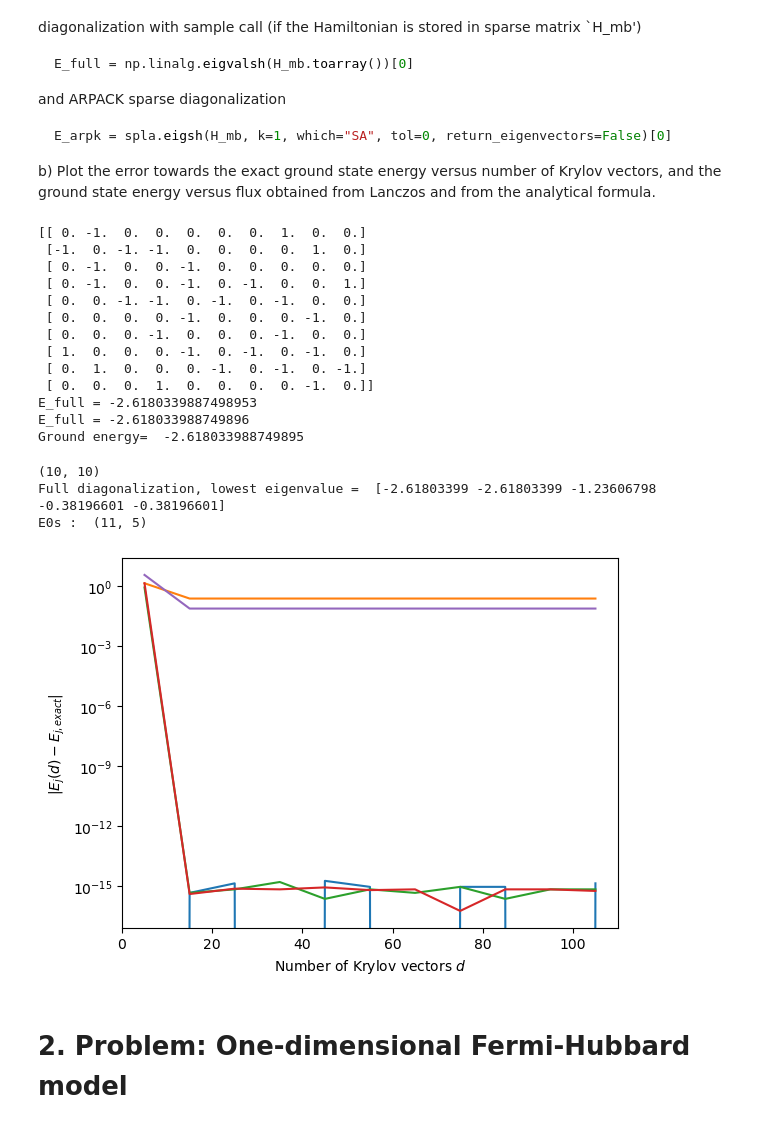
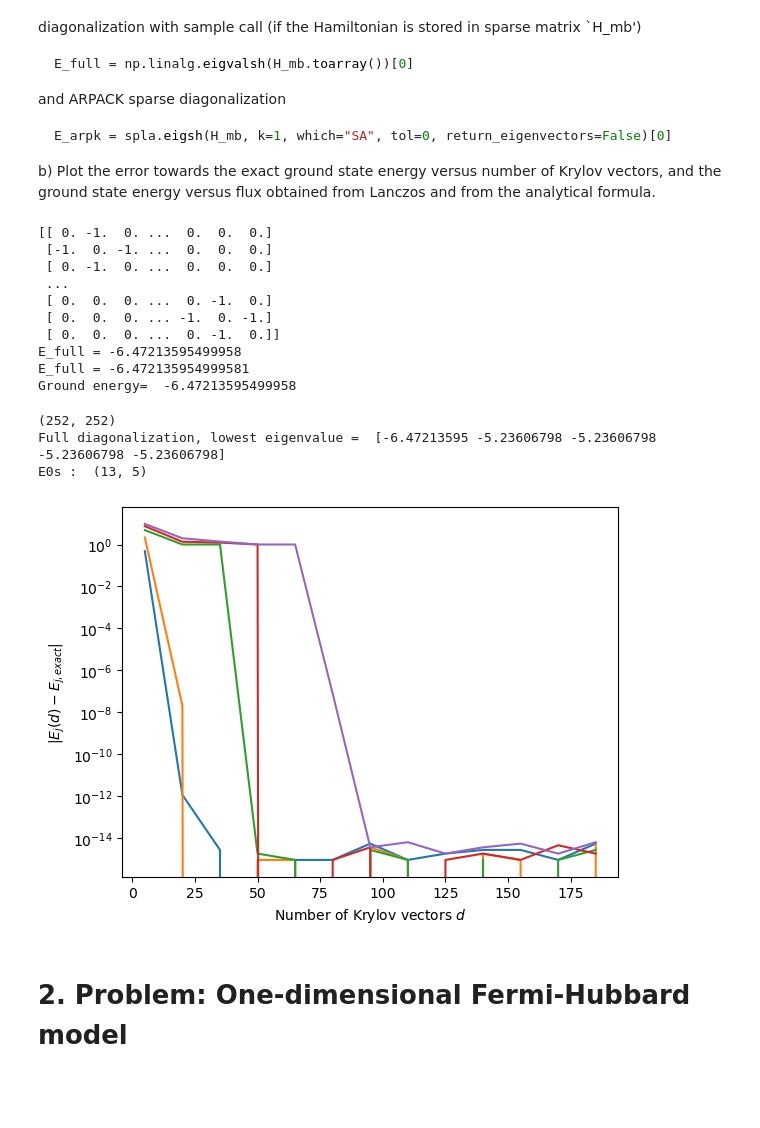
Before and after one commit to Glorieux-Victor/NMQS-TP-Victor-Glorieux, a Jupyter notebook: tp1.ipynb, the cells around one changed output. Cells and saved outputs as stored; diff of their text form; code cells hidden in the pictures; blank space fills up the shorter version.

```diff
--- a/tp1.ipynb
+++ b/tp1.ipynb
@@ -517,8 +517,8 @@ b) Plot the error towards the exact ground state energy versus number of Krylov
 # %%
 # Solution for a) Simple checks
 
-L = 5
-N = 2
+L = 10
+N = 5
 
 H_tot = h_fermion_ring(L, N)
 print(H_tot[0])
@@ -532,47 +532,44 @@ print('E_full =',E_full[0])
 print('E_full =',E_arpk)
 print('Ground energy= ', free_fermion_E0(L, N, t=1.0))
 # %% [output]
-[[ 0. -1.  0.  0.  0.  0.  0.  1.  0.  0.]
- [-1.  0. -1. -1.  0.  0.  0.  0.  1.  0.]
- [ 0. -1.  0.  0. -1.  0.  0.  0.  0.  0.]
- [ 0. -1.  0.  0. -1.  0. -1.  0.  0.  1.]
- [ 0.  0. -1. -1.  0. -1.  0. -1.  0.  0.]
- [ 0.  0.  0.  0. -1.  0.  0.  0. -1.  0.]
- [ 0.  0.  0. -1.  0.  0.  0. -1.  0.  0.]
- [ 1.  0.  0.  0. -1.  0. -1.  0. -1.  0.]
- [ 0.  1.  0.  0.  0. -1.  0. -1.  0. -1.]
- [ 0.  0.  0.  1.  0.  0.  0.  0. -1.  0.]]
-E_full = -2.6180339887498953
-E_full = -2.618033988749896
-Ground energy=  -2.618033988749895
+[[ 0. -1.  0. ...  0.  0.  0.]
+ [-1.  0. -1. ...  0.  0.  0.]
+ [ 0. -1.  0. ...  0.  0.  0.]
+ ...
+ [ 0.  0.  0. ...  0. -1.  0.]
+ [ 0.  0.  0. ... -1.  0. -1.]
+ [ 0.  0.  0. ...  0. -1.  0.]]
+E_full = -6.47213595499958
+E_full = -6.472135954999581
+Ground energy=  -6.47213595499958
 # %%
 # Solution for b) Plots
 # --- benchmark: Lanczos vs full ED on the many-body Hamiltonian ------------------
 
 
 sample_H = H
 print(np.shape(sample_H))
-lanczos_data=lanczos( sample_H, 100, k=1, dtype=np.complex128, seed=1, gs_passes=2  )
+lanczos_data=lanczos( sample_H, 1000, k=1, dtype=np.complex128, seed=1, gs_passes=2  )
 
-ds = np.array(range(5,110,10))
+ds = np.array(range(5,200,15))
 
 firstk=5 # first k eigenvalues will be studied below
 
 E0s= np.array([ritz(lanczos_data,d)[0][:firstk] for d in ds])
 E0eigh= np.linalg.eigh(sample_H)[0][:firstk]
 print("Full diagonalization, lowest eigenvalue = ", E0eigh)
 print('E0s : ',E0s.shape)
 %matplotlib inline
 plt.plot( ds, np.abs(E0s-E0eigh))
 plt.xlabel(r"Number of Krylov vectors $d$")
 plt.ylabel(r"$|E_j(d) - E_{j,exact}|$")
 plt.yscale('log')
 plt.show()
 # %% [output]
-(10, 10)
-Full diagonalization, lowest eigenvalue =  [-2.61803399 -2.61803399 -1.23606798 -0.38196601 -0.38196601]
-E0s :  (11, 5)
+(252, 252)
+Full diagonalization, lowest eigenvalue =  [-6.47213595 -5.23606798 -5.23606798 -5.23606798 -5.23606798]
+E0s :  (13, 5)
-[figure, old version]
+[figure, new version]
 # %% [markdown]
 # 2. Problem: One-dimensional Fermi-Hubbard model
 # %% [markdown]
```
Also changed, not shown: parts of 4 cells of this notebook, 1 other file.
